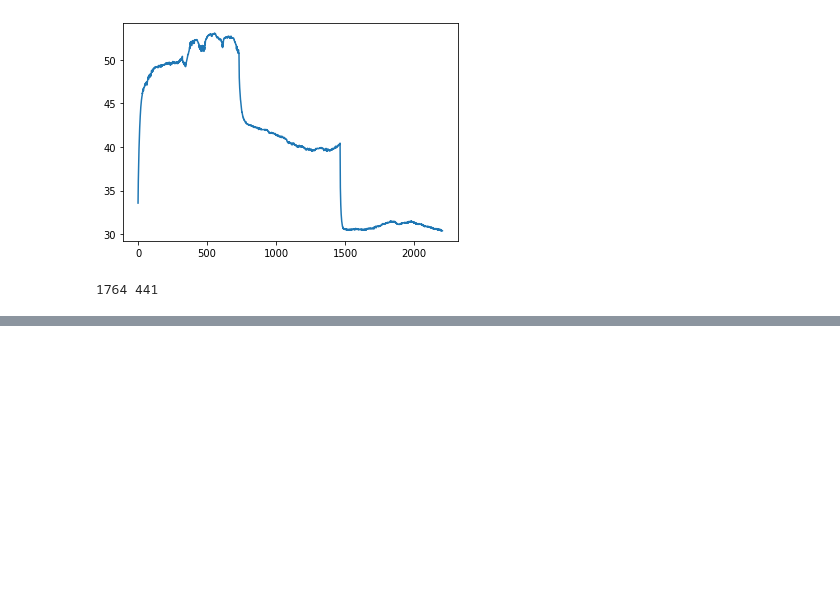
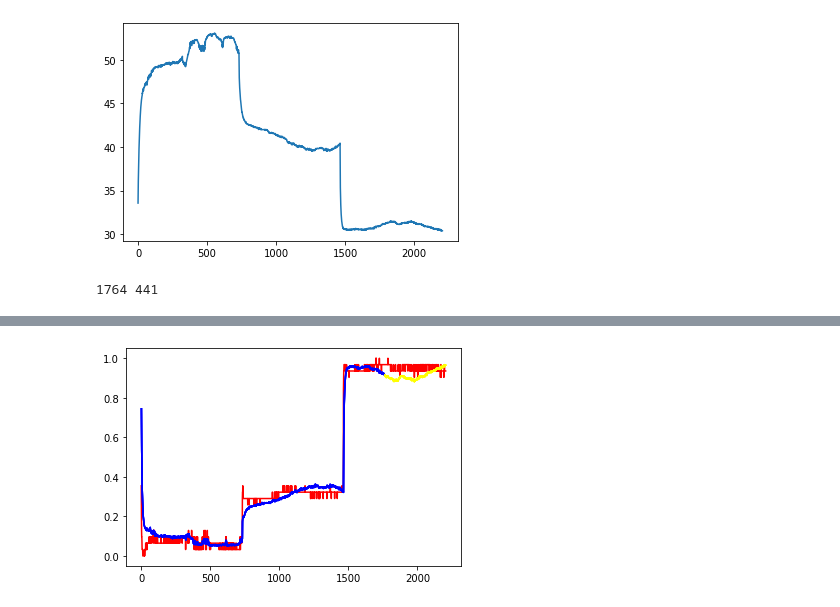
Before and after one commit to Predictive-maintenance-casus-2021/Predictive-Maintenance-supervised-learning, a Jupyter notebook: PredictiveMaintenanceMainNotebook.ipynb, the cells around one changed output, grey strips where cells are left out. Cells and saved outputs as stored; diff of their text form; code cells hidden in the pictures; blank space fills up the shorter version.

```diff
--- a/PredictiveMaintenanceMainNotebook.ipynb
+++ b/PredictiveMaintenanceMainNotebook.ipynb
@@ -231,0 +249,26 @@ plt.show()
+# %%
+# ---------------------------------------
+#  Convert data to something we can plot
+# ---------------------------------------
+
+def InvertScaledData(data):
+    inversedData = np.empty_like(data)
+    inversedData[:, :] = np.nan
+    for i in range(len(data)):
+        inversedData[i] = 1 - data[i]
+
+    return inversedData
+
+newTrainPredictPlot = InvertScaledData(trainPredictPlot)
+newTestPredictPlot = InvertScaledData(testPredictPlot)
+
+# plot baseline and predictions
+# plt.plot(X_data, color="red")
+# plt.plot(newTrainPredictPlot, color="blue")
+# plt.plot(newTestPredictPlot, color="yellow")
+plt.plot(Y_data, color="red")
+plt.plot(trainPredictPlot, color="blue")
+plt.plot(testPredictPlot, color="yellow")
+plt.show()
+# %% [output]
+[figure, added]
```
Also changed, not shown: parts of 15 cells of this notebook.
